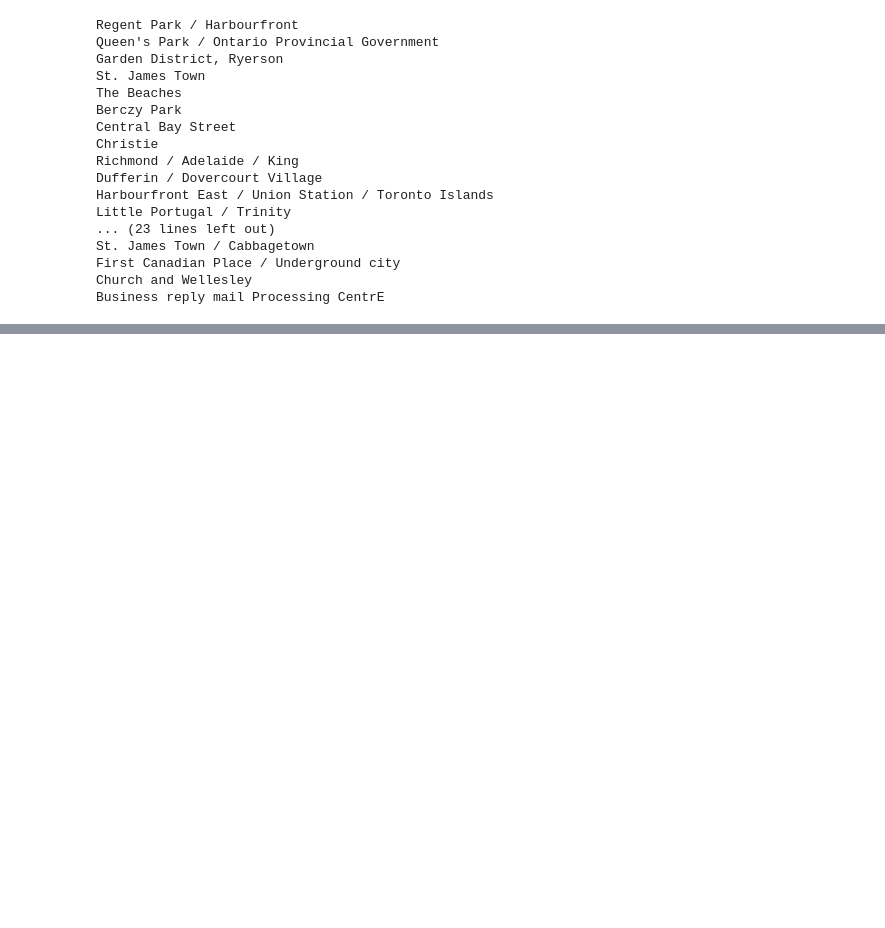
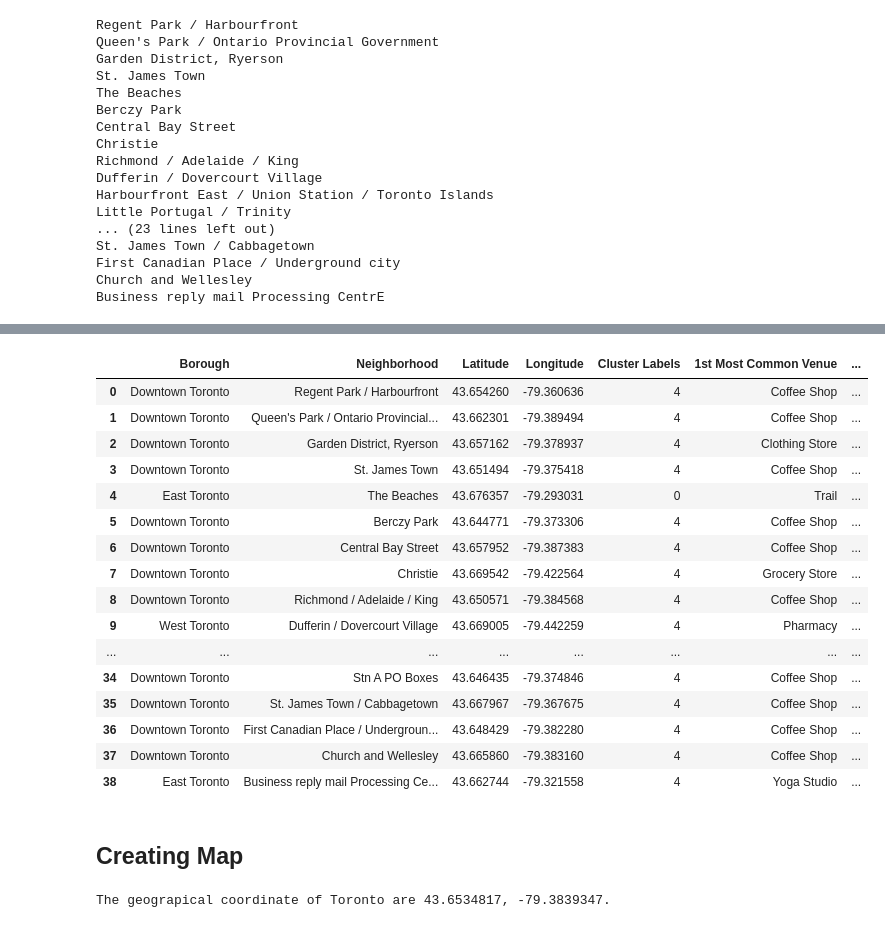
Before and after one commit to p4joshi/Coursera_Capstone, a Jupyter notebook: Segmenting_and_Clustering_Neighborhoods_in_Toronto.ipynb, the cells around one changed output, grey strips where cells are left out. Drawn from its saved outputs; the diff is of its cells as text; code cells hidden in the pictures; blank space fills up the shorter version.

```diff
--- a/Segmenting_and_Clustering_Neighborhoods_in_Toronto.ipynb
+++ b/Segmenting_and_Clustering_Neighborhoods_in_Toronto.ipynb
@@ -302,0 +369,3 @@ toronto_venues.head(10)
+# %%
+toronto_grouped = toronto_onehot.groupby("Neighborhood").mean().reset_index()
+toronto_grouped.head()
@@ -302,0 +411,27 @@ toronto_venues.head(10)
+# %%
+def return_most_common_venues(row, num_top_venues):
+    row_categories = row.iloc[1:]
+    row_categories_sorted = row_categories.sort_values(ascending=False)
+
+    return row_categories_sorted.index.values[0:num_top_venues]
+# %%
+num_top_venues = 10
+
+indicators = ['st', 'nd', 'rd']
+
+# create columns according to number of top venues
+columns = ['Neighborhood']
+for ind in np.arange(num_top_venues):
+    try:
+        columns.append('{}{} Most Common Venue'.format(ind+1, indicators[ind]))
+    except:
+        columns.append('{}th Most Common Venue'.format(ind+1))
+
+# create a new dataframe
+neighborhoods_venues_sorted = pd.DataFrame(columns=columns)
+neighborhoods_venues_sorted['Neighborhood'] = toronto_grouped['Neighborhood']
+
+for ind in np.arange(toronto_grouped.shape[0]):
+    neighborhoods_venues_sorted.iloc[ind, 1:] = return_most_common_venues(toronto_grouped.iloc[ind, :], num_top_venues)
+
+neighborhoods_venues_sorted.head()
@@ -302,0 +460,10 @@ toronto_venues.head(10)
+# %%
+neighborhoods_venues_sorted.iloc[0:0]
+# neighborhoods_venues_sorted.insert(0, 'Cluster Labels', kmeans.labels_)
+neighborhoods_venues_sorted
+toronto_merged = toronto_borough
+
+# merge toronto_grouped with toronto_data to add latitude/longitude for each neighborhood
+toronto_merged= toronto_merged.join(neighborhoods_venues_sorted.set_index('Neighborhood'), on='Neighborhood')
+
+toronto_merged.head()
@@ -302,0 +477,33 @@ toronto_venues.head(10)
+# %%
+toronto_merged = toronto_merged.drop('PostalCode', 1)
+toronto_merged
+# %% [output]
+|  | Borough | Neighborhood | Latitude | Longitude | Cluster Labels | 1st Most Common Venue | ... |
+| 0 | Downtown Toronto | Regent Park / Harbourfront | 43.654260 | -79.360636 | 4 | Coffee Shop | ... |
+| 1 | Downtown Toronto | Queen's Park / Ontario Provincial... | 43.662301 | -79.389494 | 4 | Coffee Shop | ... |
+| 2 | Downtown Toronto | Garden District, Ryerson | 43.657162 | -79.378937 | 4 | Clothing Store | ... |
+| 3 | Downtown Toronto | St. James Town | 43.651494 | -79.375418 | 4 | Coffee Shop | ... |
+| 4 | East Toronto | The Beaches | 43.676357 | -79.293031 | 0 | Trail | ... |
+| 5 | Downtown Toronto | Berczy Park | 43.644771 | -79.373306 | 4 | Coffee Shop | ... |
+| 6 | Downtown Toronto | Central Bay Street | 43.657952 | -79.387383 | 4 | Coffee Shop | ... |
+| 7 | Downtown Toronto | Christie | 43.669542 | -79.422564 | 4 | Grocery Store | ... |
+| 8 | Downtown Toronto | Richmond / Adelaide / King | 43.650571 | -79.384568 | 4 | Coffee Shop | ... |
+| 9 | West Toronto | Dufferin / Dovercourt Village | 43.669005 | -79.442259 | 4 | Pharmacy | ... |
+| ... | ... | ... | ... | ... | ... | ... | ... |
+| 34 | Downtown Toronto | Stn A PO Boxes | 43.646435 | -79.374846 | 4 | Coffee Shop | ... |
+| 35 | Downtown Toronto | St. James Town / Cabbagetown | 43.667967 | -79.367675 | 4 | Coffee Shop | ... |
+| 36 | Downtown Toronto | First Canadian Place / Undergroun... | 43.648429 | -79.382280 | 4 | Coffee Shop | ... |
+| 37 | Downtown Toronto | Church and Wellesley | 43.665860 | -79.383160 | 4 | Coffee Shop | ... |
+| 38 | East Toronto | Business reply mail Processing Ce... | 43.662744 | -79.321558 | 4 | Yoga Studio | ... |
+# %% [markdown]
+## Creating Map
+# %%
+address = 'Toronto, CA'
+
+geolocator = Nominatim(user_agent="toronto_explorer")
+location = geolocator.geocode(address)
+latitude = location.latitude
+longitude = location.longitude
+print('The geograpical coordinate of Toronto are {}, {}.'.format(latitude, longitude))
+# %% [output]
+The geograpical coordinate of Toronto are 43.6534817, -79.3839347.
```
Also changed, not shown: parts of 29 cells of this notebook.
